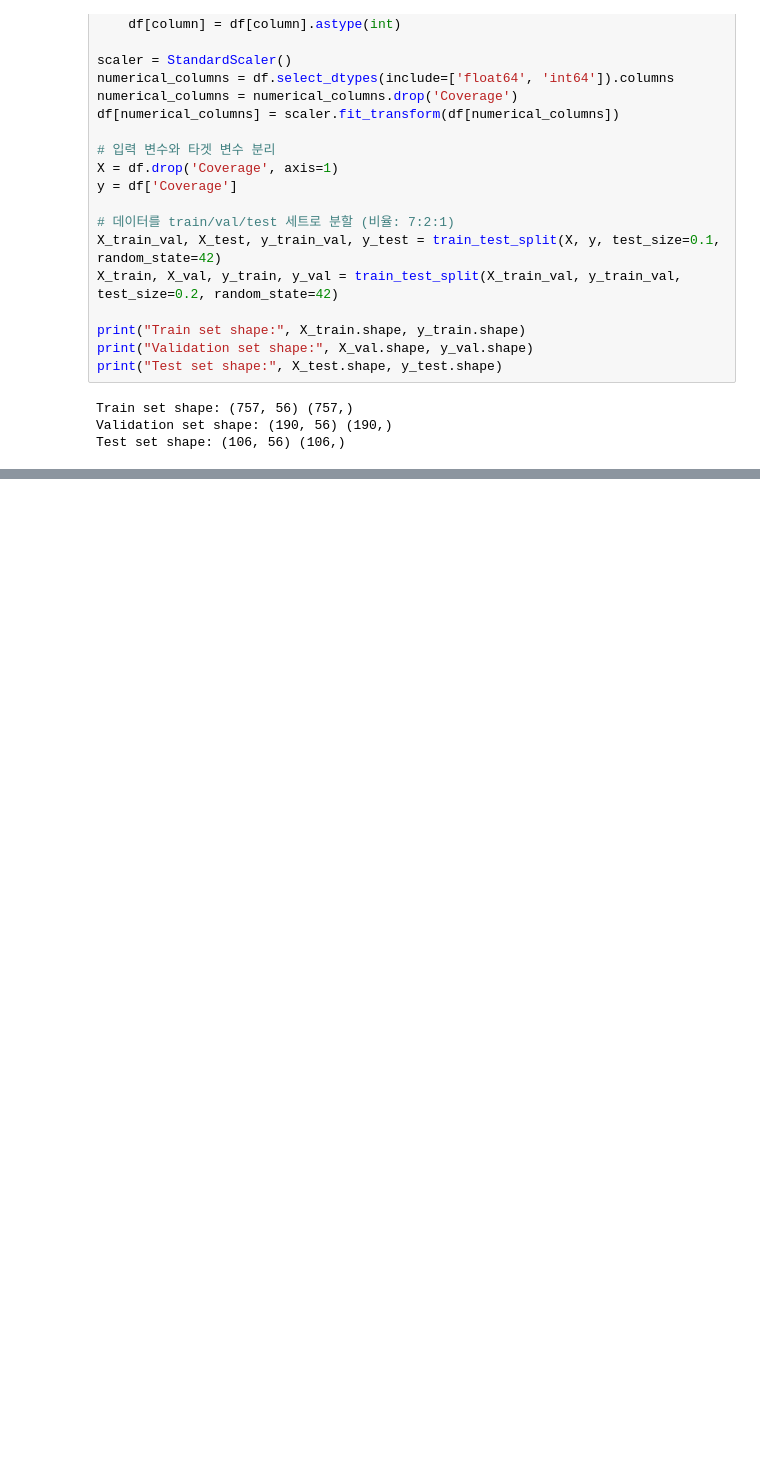
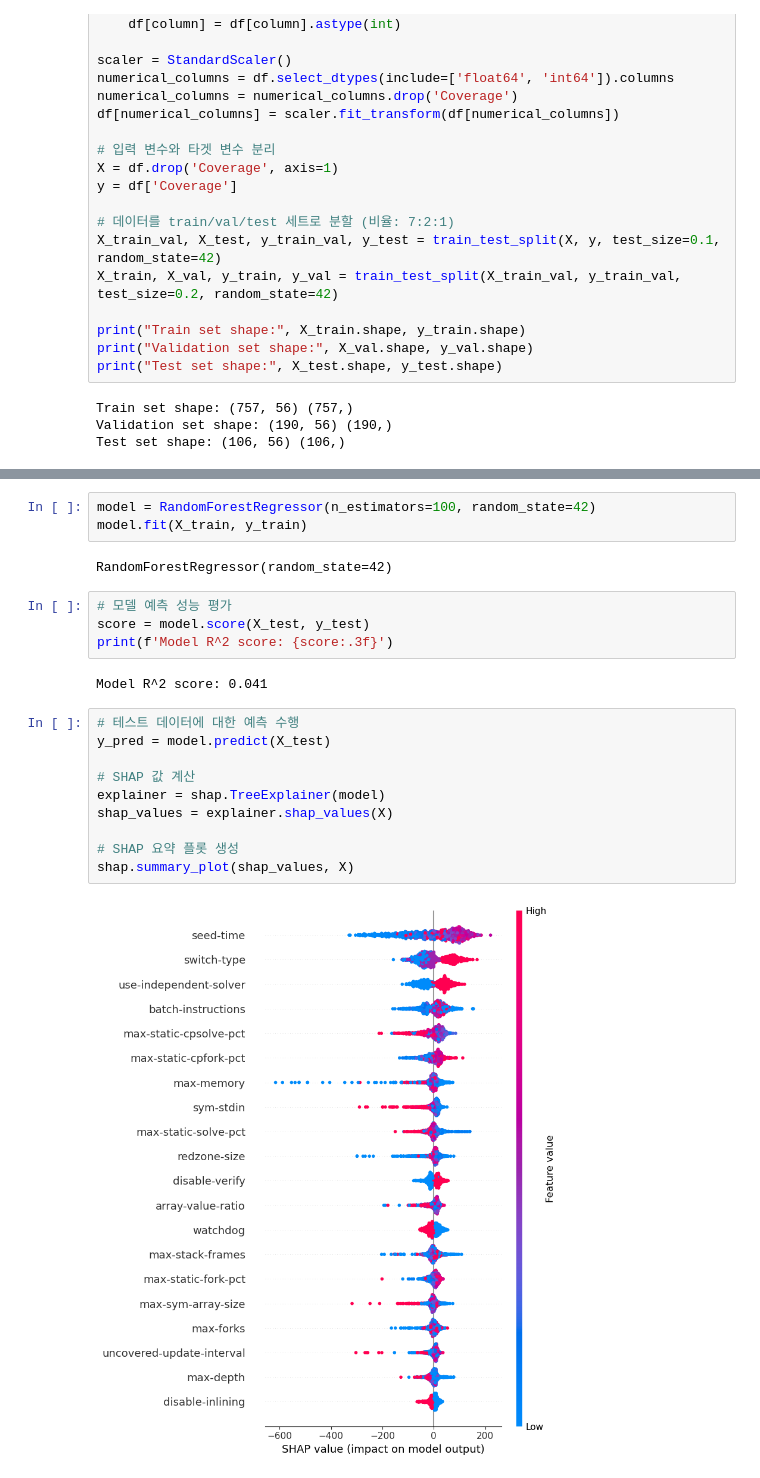
Before and after one commit to sth49/swt-learning, a Jupyter notebook: explainer.ipynb, the cells around one changed output, grey strips where cells are left out. Saved outputs shown, nothing was run; the diff lists cells and outputs as text; blank space fills up the shorter version.

Commit message:
[ADD] Effect Explainer using SHAP

```diff
--- a/explainer.ipynb
+++ b/explainer.ipynb
@@ -139,0 +93,23 @@ IndexError: index 267 is out of bounds for axis 1 with size 56
+# %%
+model = RandomForestRegressor(n_estimators=100, random_state=42)
+model.fit(X_train, y_train)
+# %% [output]
+RandomForestRegressor(random_state=42)
+# %%
+# 모델 예측 성능 평가
+score = model.score(X_test, y_test)
+print(f'Model R^2 score: {score:.3f}')
+# %% [output]
+Model R^2 score: 0.041
+# %%
+# 테스트 데이터에 대한 예측 수행
+y_pred = model.predict(X_test)
+
+# SHAP 값 계산
+explainer = shap.TreeExplainer(model)
+shap_values = explainer.shap_values(X)
+
+# SHAP 요약 플롯 생성
+shap.summary_plot(shap_values, X)
+# %% [output]
+[figure, added]
```
Also changed, not shown: parts of 12 cells of this notebook, 4 other files.
